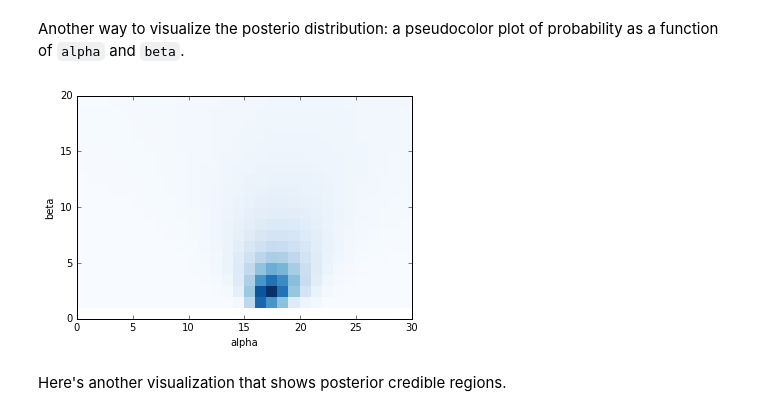
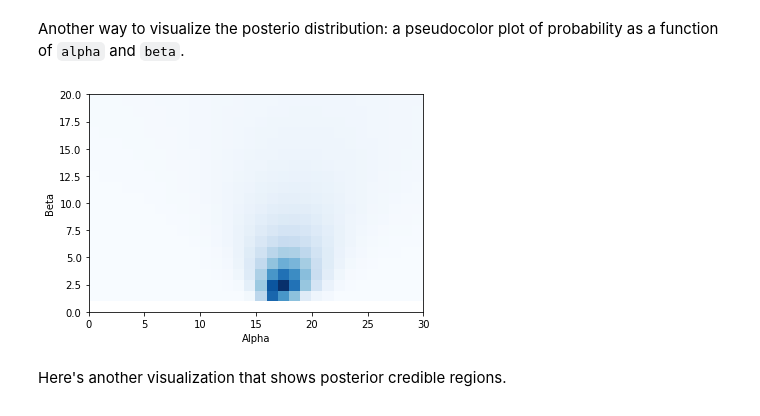
Before and after one commit to alexklibisz/exercises, a Jupyter notebook: think-bayes/chap09.ipynb, the cells around one changed output. Saved outputs shown, nothing was run; the diff lists cells and outputs as text; code cells hidden in the pictures.

```diff
--- a/think-bayes/chap09.ipynb
+++ b/think-bayes/chap09.ipynb
@@ -372,12 +348,12 @@ thinkplot.Config(xlabel='Distance',
 # %% [markdown]
 Another way to visualize the posterio distribution: a pseudocolor plot of probability as a function of `alpha` and `beta`.
-# %%
-thinkplot.Contour(suite.GetDict(), contour=False, pcolor=True)
-
-thinkplot.Config(xlabel='alpha',
-                ylabel='beta',
-                axis=[0, 30, 0, 20])
-# %% [output]
-[figure, removed]
+# %%
+plt.pcolormesh(*mtb.Joint.contour_args(pb), cmap=matplotlib.cm.Blues,)
+plt.xlabel('Alpha')
+plt.ylabel('Beta')
+plt.ylim(0, 20)
+plt.show()
+# %% [output]
+[figure, added]
 # %% [markdown]
 Here's another visualization that shows posterior credible regions.
```
Also changed, not shown: parts of 13 cells of this notebook, 1 other file.
